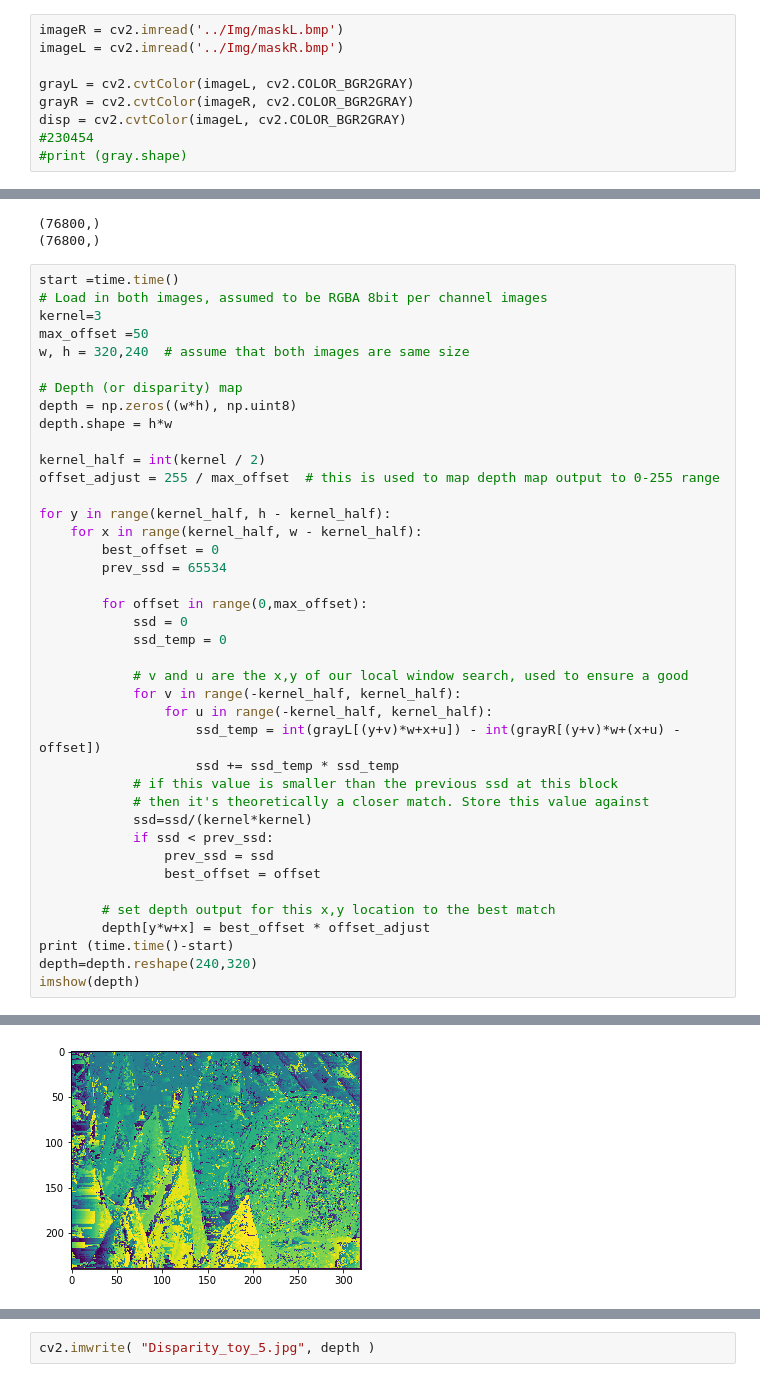
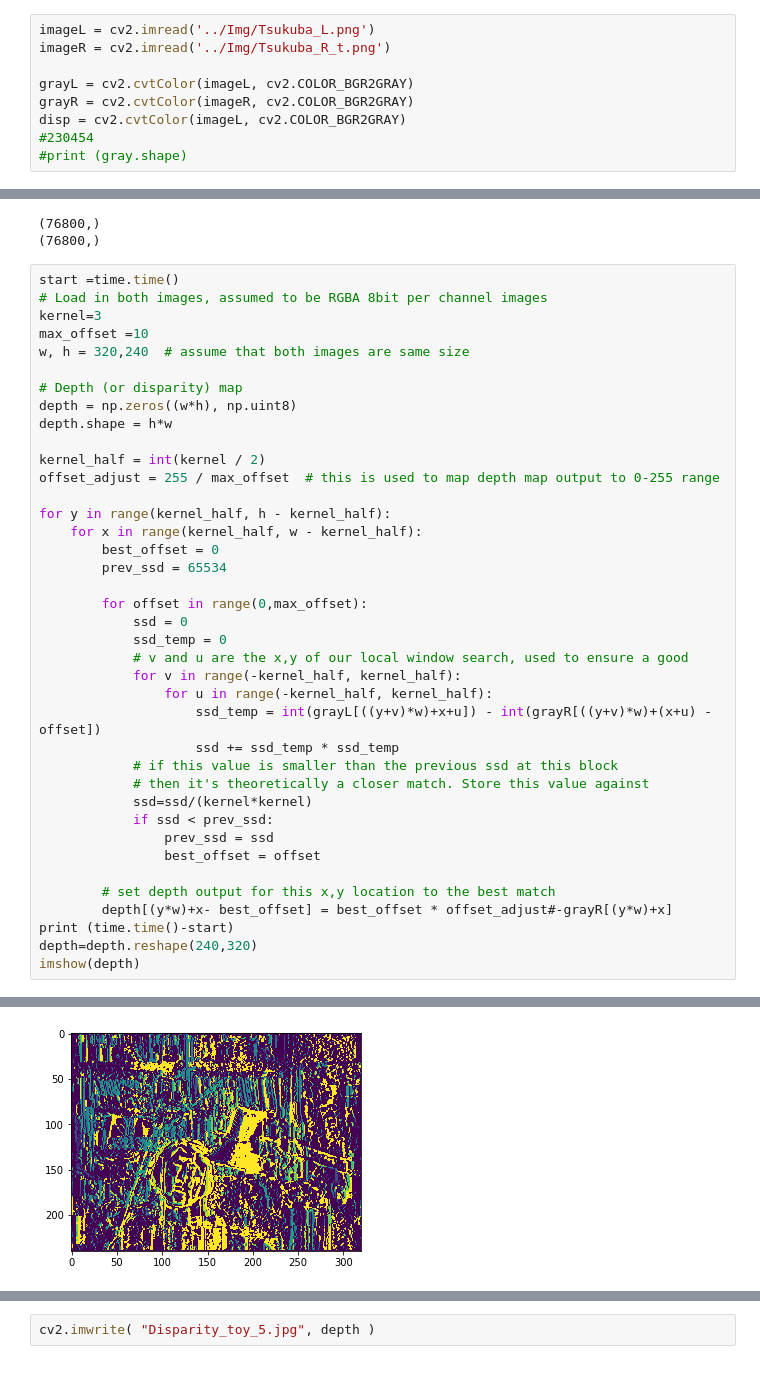
Before and after one commit to Archfx/FPGA_depthMap, a Jupyter notebook: Python_test_implementation/Disparity_Python_implementation_scratch.ipynb, the cells around one changed output, grey strips where cells are left out. Cells and saved outputs as stored; diff of their text form.

```diff
--- a/Python_test_implementation/Disparity_Python_implementation_scratch.ipynb
+++ b/Python_test_implementation/Disparity_Python_implementation_scratch.ipynb
@@ -7,8 +7,8 @@ from matplotlib.pyplot import imshow
 
 import time
 # %%
-imageR = cv2.imread('../Img/maskL.bmp')
-imageL = cv2.imread('../Img/maskR.bmp')
+imageL = cv2.imread('../Img/Tsukuba_L.png')
+imageR = cv2.imread('../Img/Tsukuba_R_t.png')
 
 grayL = cv2.cvtColor(imageL, cv2.COLOR_BGR2GRAY)
 grayR = cv2.cvtColor(imageR, cv2.COLOR_BGR2GRAY)
@@ -40,7 +40,7 @@ print (grayR.shape)
 start =time.time()
 # Load in both images, assumed to be RGBA 8bit per channel images
 kernel=3
-max_offset =50
+max_offset =10
 w, h = 320,240  # assume that both images are same size
 
 # Depth (or disparity) map
@@ -58,11 +58,10 @@ for y in range(kernel_half, h - kernel_half):
         for offset in range(0,max_offset):
             ssd = 0
             ssd_temp = 0
-
             # v and u are the x,y of our local window search, used to ensure a good
             for v in range(-kernel_half, kernel_half):
                 for u in range(-kernel_half, kernel_half):
-                    ssd_temp = int(grayL[(y+v)*w+x+u]) - int(grayR[(y+v)*w+(x+u) - offset])
+                    ssd_temp = int(grayL[((y+v)*w)+x+u]) - int(grayR[((y+v)*w)+(x+u) - offset])
                     ssd += ssd_temp * ssd_temp
             # if this value is smaller than the previous ssd at this block
             # then it's theoretically a closer match. Store this value against
@@ -72,7 +71,7 @@ for y in range(kernel_half, h - kernel_half):
                 best_offset = offset
 
         # set depth output for this x,y location to the best match
-        depth[y*w+x] = best_offset * offset_adjust
+        depth[(y*w)+x- best_offset] = best_offset * offset_adjust#-grayR[(y*w)+x]
 print (time.time()-start)
 depth=depth.reshape(240,320)
 imshow(depth)
@@ -81,5 +80,5 @@ imshow(depth)
 <matplotlib.image.AxesImage at 0x...>
-[figure, old version]
+[figure, new version]
 # %%
 import numpy as np
 import matplotlib.pyplot as plt
```
Also changed, not shown: parts of 4 cells of this notebook, 4 other files.
